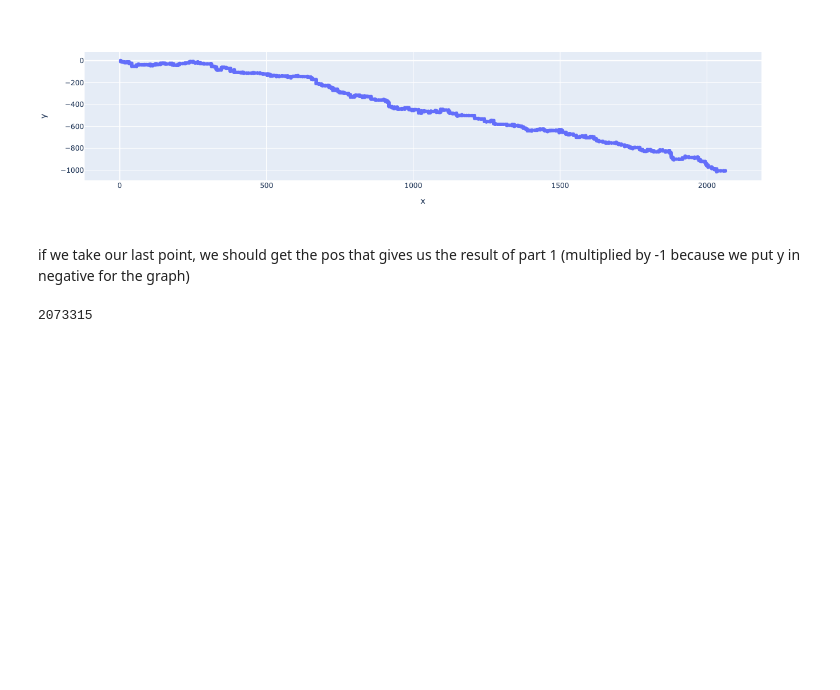
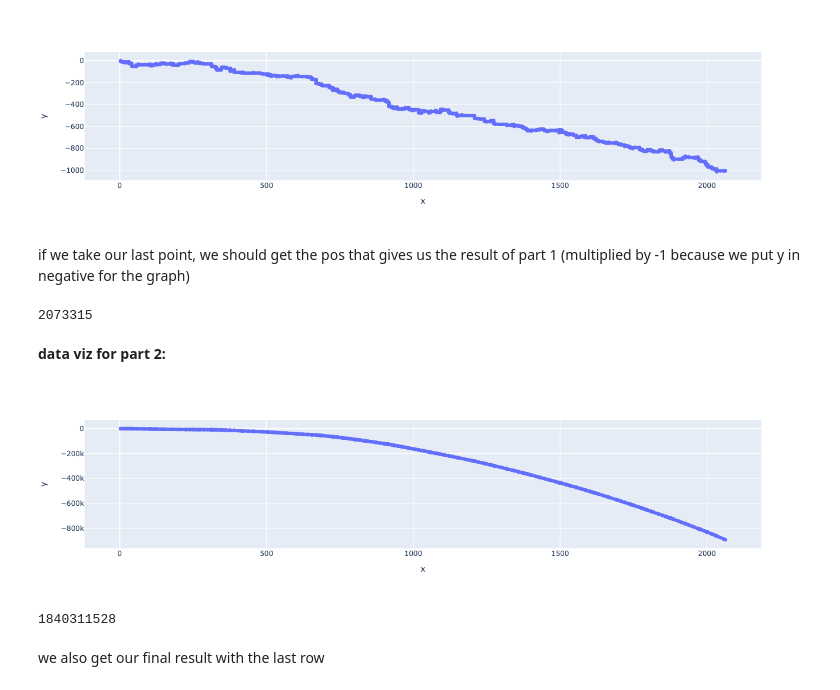
Before and after one commit to Simon-Prevoteaux/adventofcode, a Jupyter notebook: 2021/day02/day2.ipynb, the cells around one changed output. Cells and saved outputs as stored; diff of their text form; code cells hidden in the pictures; blank space fills up the shorter version.

Commit message:
dataviz for part 2 of day2 probleme

```diff
--- a/2021/day02/day2.ipynb
+++ b/2021/day02/day2.ipynb
@@ -44,3 +44,22 @@ if we take our last point, we should get the pos that gives us the result of par
 math.prod(pos_df.iloc[-1])*-1
 # %% [output]
 2073315
+# %% [markdown]
+**data viz for part 2:**
+# %%
+temp_aim = np.multiply(df.vect_command_aim, df.step).cumsum()
+x_aim = np.transpose([temp_aim[i][0] for i in range(len(temp_aim))])
+y_aim = np.transpose([temp_aim[i][1] for i in range(len(temp_aim))])
+# %%
+pos_aim_df = pandas.DataFrame({'x':x_aim, 'y':-y_aim})
+# %%
+fig = px.scatter(pos_aim_df,x='x',y='y')
+fig.show()
+# %% [output]
+[figure, added]
+# %%
+math.prod(pos_aim_df.iloc[-1])*-1
+# %% [output]
+1840311528
+# %% [markdown]
+we also get our final result with the last row
```
Also changed, not shown: parts of 1 cell of this notebook.
